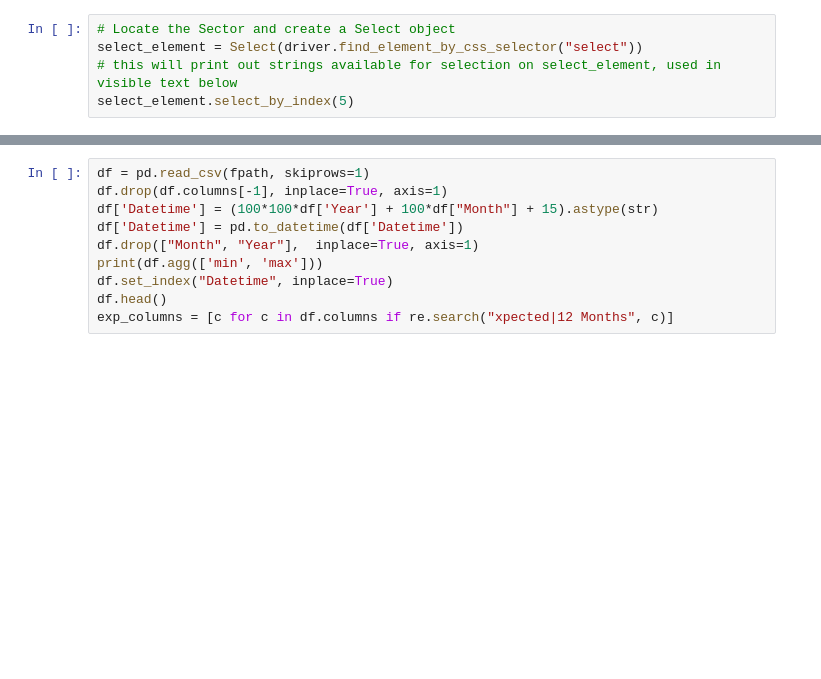
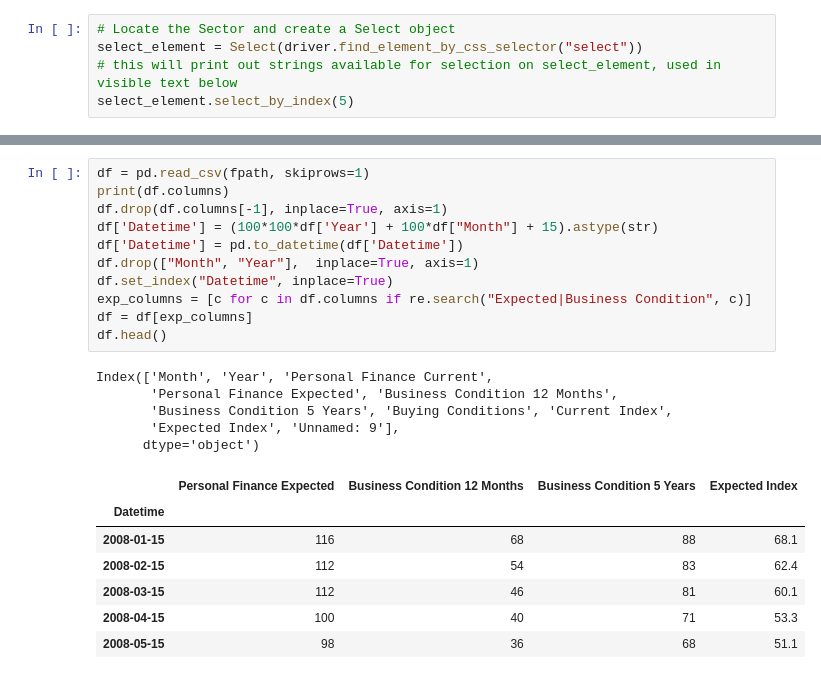
Before and after one commit to jhmuller/job-forecasting, a Jupyter notebook: _notebooks/umich_cs.ipynb, the cells around one changed output, grey strips where cells are left out. Cells and saved outputs as stored; diff of their text form; blank space fills up the shorter version.

```diff
--- a/_notebooks/umich_cs.ipynb
+++ b/_notebooks/umich_cs.ipynb
@@ -153,10 +185,24 @@ print(fpath)
 # %%
 df = pd.read_csv(fpath, skiprows=1)
+print(df.columns)
 df.drop(df.columns[-1], inplace=True, axis=1)
 df['Datetime'] = (100*100*df['Year'] + 100*df["Month"] + 15).astype(str)
 df['Datetime'] = pd.to_datetime(df['Datetime'])
 df.drop(["Month", "Year"],  inplace=True, axis=1)
-print(df.agg(['min', 'max']))
 df.set_index("Datetime", inplace=True)
+exp_columns = [c for c in df.columns if re.search("Expected|Business Condition", c)]
+df = df[exp_columns]
 df.head()
-exp_columns = [c for c in df.columns if re.search("xpected|12 Months", c)]
+# %% [output]
+Index(['Month', 'Year', 'Personal Finance Current',
+       'Personal Finance Expected', 'Business Condition 12 Months',
+       'Business Condition 5 Years', 'Buying Conditions', 'Current Index',
+       'Expected Index', 'Unnamed: 9'],
+      dtype='object')
+|  | Personal Finance Expected | Business Condition 12 Months | Business Condition 5 Years | Expected Index |
+| Datetime |  |  |  |  |
+| 2008-01-15 | 116 | 68 | 88 | 68.1 |
+| 2008-02-15 | 112 | 54 | 83 | 62.4 |
+| 2008-03-15 | 112 | 46 | 81 | 60.1 |
+| 2008-04-15 | 100 | 40 | 71 | 53.3 |
+| 2008-05-15 | 98 | 36 | 68 | 51.1 |
```
Also changed, not shown: parts of 19 cells of this notebook, 5 other files.
